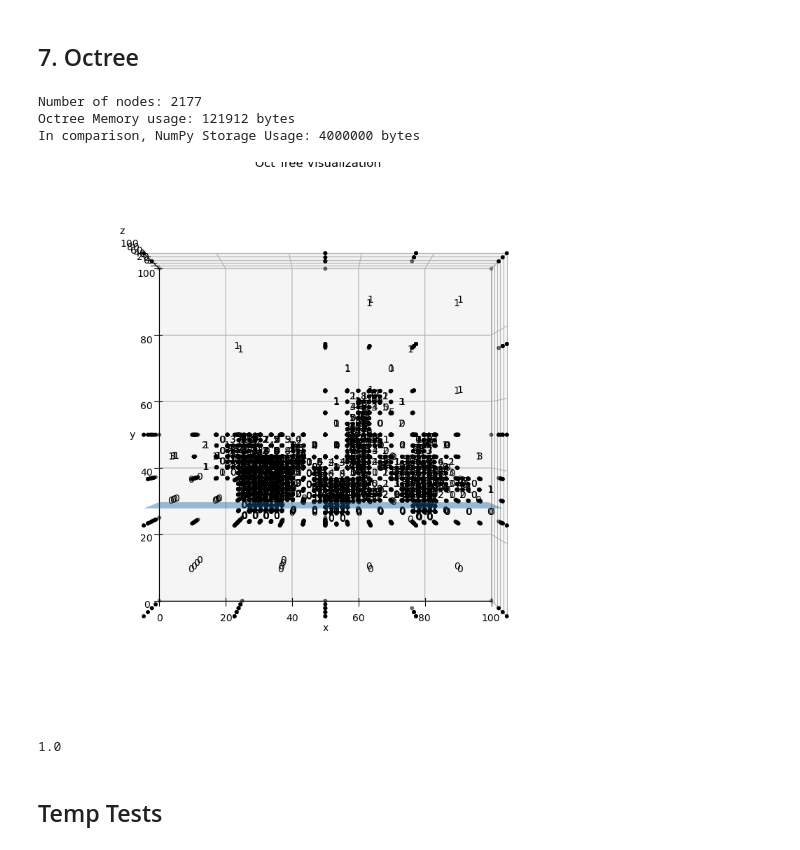
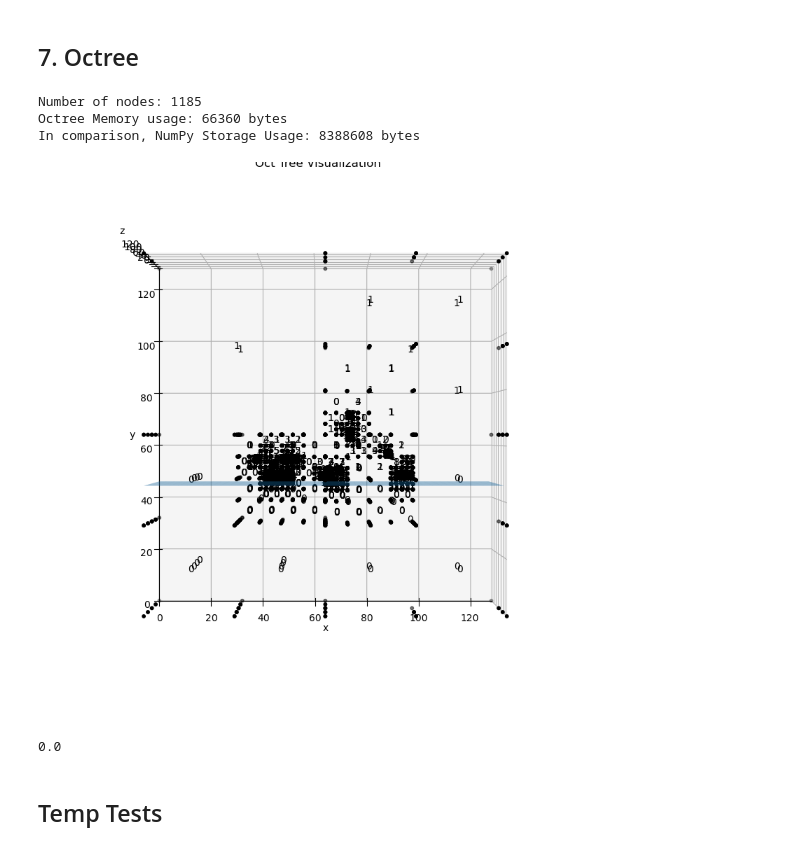
Before and after one commit to swirling-wind/Eikonal-Voxel-Rendering, a Jupyter notebook: main.ipynb, the cells around one changed output. Saved outputs shown, nothing was run; the diff lists cells and outputs as text; code cells hidden in the pictures.

Commit message:
Restore voxel grid size to 128 and adjust coordinates offset

```diff
--- a/main.ipynb
+++ b/main.ipynb
@@ -30,5 +28,5 @@ Jupyter environment detected. Enabling Open3D WebVisualizer.
 # %%
-NUM_X, NUM_Y, NUM_Z = 100, 100, 100
+NUM_X, NUM_Y, NUM_Z = 128, 128, 128
 GLASS_IOR = 1.5
 
 def load_and_voxelize_mesh(file_path: str, voxel_size=0.005, num_x=NUM_X, num_y=NUM_Y, num_z=NUM_Z) -> np.ndarray:
@@ -131,6 +134,13 @@ scene_ior = scene.get_ior_grid().to_torch().to(device)
 assert isinstance(scene_ior, torch.Tensor) and scene_ior.shape == (NUM_X, NUM_Y, NUM_Z), "The scene IOR should be a torch tensor of shape (NUM_X, NUM_Y, NUM_Z)"
 initial_wavefront_pos = torch.tensor([(x, NUM_Y-1, z) for x in range(NUM_X) for z in range(NUM_Z)], device=device)
 initial_wavefront_dir = torch.tensor([(0, -1, 0) for _ in range(NUM_X * NUM_Z)], device=device)
+
+
+def plot_floor() -> tuple[np.ndarray, np.ndarray, np.ndarray]:
+    xx, zz = np.meshgrid(np.arange(NUM_X), np.arange(NUM_Z))
+    yy = np.ones_like(xx) * (1+FLOOR_HEIGHT) * NUM_Y/2
+    return xx, yy, zz
+
 
 def show_ior_field(ior_field: torch.Tensor, initial_wavefront_positions: torch.Tensor, initial_wavefront_directions: torch.Tensor):
     plt.close("all") # clear previous plot
@@ -162,8 +172,7 @@ def show_ior_field(ior_field: torch.Tensor, initial_wavefront_positions: torch.T
     ax.set_zlabel('Z Axis')
     ax.view_init(elev=90, azim=-90)
 
-    xx, zz = np.meshgrid(np.arange(NUM_X), np.arange(NUM_Z))
-    yy = np.ones_like(xx) * (-floor_height) * NUM_Y
+    xx, yy, zz = plot_floor()
     ax.plot_surface(xx, yy, zz, alpha=0.5)
     plt.show()
 
@@ -284,7 +292,7 @@ show_propagation_results(wavefront_positions_list, wavefront_directions_list, sc
 ## 5. Compute irradiance
 # %%
 @torch.jit.script
-def simple_accumulate_irradiance_into_grid(wavefront_pos_list: list[torch.Tensor], ior_field: torch.Tensor, device: torch.device, remove_below_floor: int|None =None) -> torch.Tensor:
+def simple_accumulate_irradiance_into_grid(wavefront_pos_list: list[torch.Tensor], ior_field: torch.Tensor, device: torch.device, remove_below_floor: int | None =None) -> torch.Tensor:
     irradiance_grid = torch.zeros(ior_field.shape, dtype=torch.float32, device=device)
     for pos in wavefront_pos_list:
         indices = pos.int()
@@ -303,6 +311,6 @@ def simple_accumulate_irradiance_into_grid(wavefront_pos_list: list[torch.Tensor
 
     return irradiance_grid
 
-irradiance_grid = simple_accumulate_irradiance_into_grid(wavefront_positions_list, scene_ior, device, int(-floor_height * NUM_Y))
+irradiance_grid = simple_accumulate_irradiance_into_grid(wavefront_positions_list, scene_ior, device, int((1+FLOOR_HEIGHT) * NUM_Y / 2))
 torch.mean(irradiance_grid), torch.max(irradiance_grid)
 # %% [output]
@@ -604,7 +591,7 @@ class OcTree:
             return 0
         return sys.getsizeof(node) + sum(self._calculate_memory_usage(child) for child in node.children)
 
-    def visualize(self, figsize=(8, 8), only_above_floor=True):
+    def visualize(self, figsize=(8, 8)):
         fig = plt.figure(figsize=figsize)
         ax = fig.add_subplot(111, projection='3d')
         self._visualize_node(ax, self.root, 0, 0, 0, self.grid_size)
@@ -616,54 +603,53 @@ class OcTree:
         ax.set_zlim(0, self.grid_size)
         ax.view_init(elev=90, azim=-90)
 
-        xx, zz = np.meshgrid(np.arange(NUM_X), np.arange(NUM_Z))
-        yy = np.ones_like(xx) * (-floor_height) * NUM_Y
+        xx, yy, zz = plot_floor()
         ax.plot_surface(xx, yy, zz, alpha=0.5)
         plt.tight_layout()
         plt.title('Oct Tree Visualization')
         plt.show()
 
-    def _visualize_node(self, ax: Axes3D, node: Node | None, x: float, y: float, z: float, size: float):
+    def _visualize_node(self, ax, node: Node | None, x: float, y: float, z: float, size: float):
         if node is None:
             return
         if node.is_leaf:
             cube = np.array([
                 [x, y, z],
                 [x + size, y, z],
                 [x + size, y + size, z],
                 [x, y + size, z],
                 [x, y, z + size],
                 [x + size, y, z + size],
                 [x + size, y + size, z + size],
                 [x, y + size, z + size]
             ])
             ax.scatter(cube[:, 0], cube[:, 1], cube[:, 2], c='black', s=10)
             ax.text(x + size / 2, y + size / 2, z + size / 2, str(int(node.val)), ha='center', va='center')
         else:
             half_size = size / 2
             for i, child in enumerate(node.children):
                 child_x = x + (i >> 2) * half_size
                 child_y = y + ((i >> 1) & 1) * half_size
                 child_z = z + (i & 1) * half_size
                 self._visualize_node(ax, child, child_x, child_y, child_z, half_size)
 
 octree = OcTree(threshold=10)
 octree.construct(irradiance_grid.cpu().numpy())
 print(f"Number of nodes: {len(octree)}")
 print(f"Octree Memory usage: {octree.__sizeof__()} bytes")
 print(f"In comparison, NumPy Storage Usage: {irradiance_grid.cpu().numpy().nbytes} bytes")
 octree.visualize()
 # %% [output]
-Number of nodes: 2177
-Octree Memory usage: 121912 bytes
-In comparison, NumPy Storage Usage: 4000000 bytes
+Number of nodes: 1185
+Octree Memory usage: 66360 bytes
+In comparison, NumPy Storage Usage: 8388608 bytes
-[figure, old version]
+[figure, new version]
 # %%
-x, y, z = 10, 10, 10
+x, y, z = 60, 60, 60
 value = octree.query(x, y, z)
 value
 # %% [output]
-1.0
+0.0
 # %% [markdown]
 ## Temp Tests
 # %%
```
Also changed, not shown: parts of 14 cells of this notebook, 2 other files.
